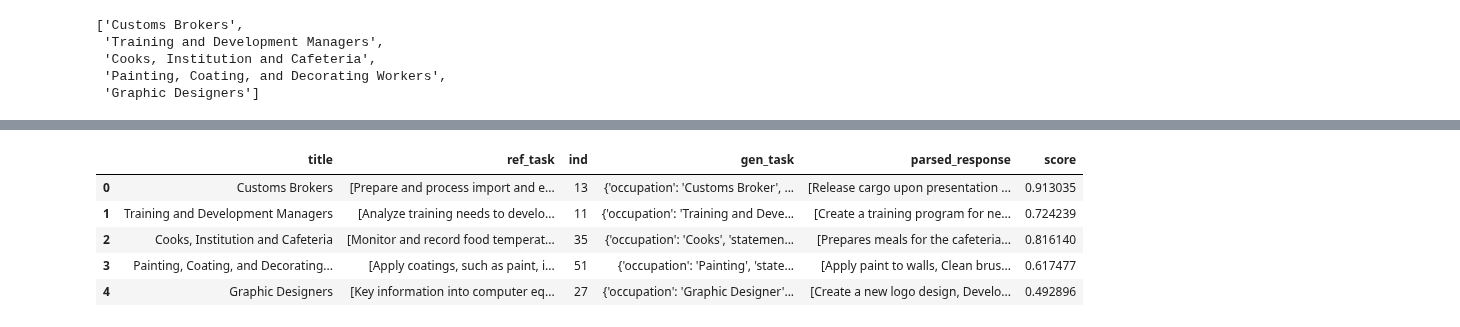
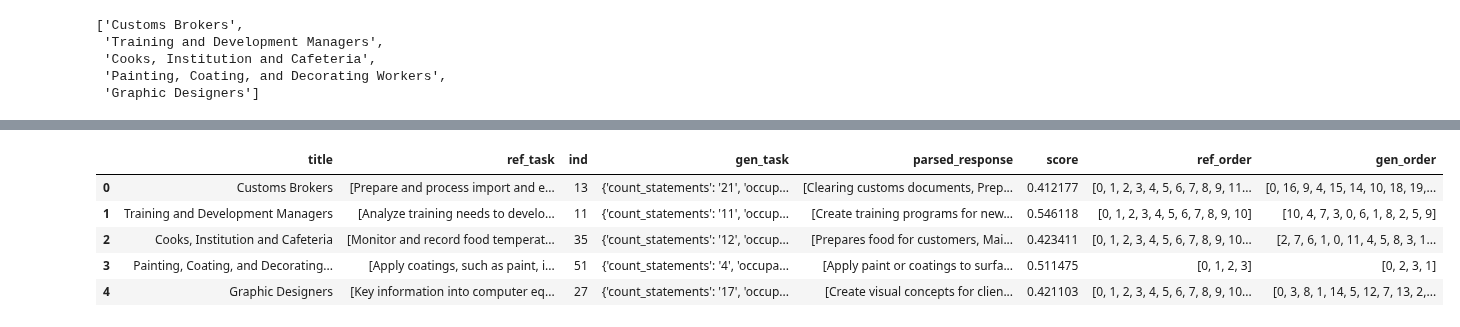
Before and after one commit to Segtanof/Teapot, a Jupyter notebook: task_match.ipynb, the cells around one changed output, grey strips where cells are left out. Drawn from its saved outputs; the diff is of its cells as text; code cells hidden in the pictures.

```diff
--- a/task_match.ipynb
+++ b/task_match.ipynb
@@ -152,7 +166,7 @@ def plot(similarities):
 # %% [markdown]
 ### packaging things for repeated excution
 # %%
-model = ChatOllama(model="llama3.2", temperature=0.8)
+model = ChatOllama(model="llama3.1", temperature=0.8)
 # %%
 test_sample_list
 # %% [output]
@@ -177,6 +190,0 @@ trial_df
-# %%
-trial_df["parsed_response"] = trial_df["gen_task"].apply(parse_response)
-trial_df = trial_df.dropna()
-trial_df
-
-# trial_df
@@ -190,8 +190,0 @@ trial_df
-# %%
-def match(gen, ref):
-    try:
-        gen_clean = " ".join(preProcessText(gen))
-        ref_clean = " ".join(preProcessText(ref))
-        return sbert(gen_clean, ref_clean)
-    except:
-        return np.nan
@@ -208,4 +191,8 @@ result_df
 # %%
-result_df = result_df.reset_index(drop=True)
+result_df = trial_df.reset_index(drop=True)
+result_df["parsed_response"] = result_df["gen_task"].apply(parse_response)
+result_df = result_df.dropna()
 result_df
+
+# result_df
 # %% [output]
@@ -218,10 +205,10 @@ result_df
 # %%
-result_df["score"] = result_df.apply(lambda row: match(row["ref_task"], row["parsed_response"]), axis=1)
+result_df[["score", "ref_order", "gen_order"]] = result_df.apply(lambda row: match(row["ref_task"], row["parsed_response"]), axis=1).apply(pd.Series)
 result_df
 # %% [output]
-|  | title | ref_task | ind | gen_task | parsed_response | score |
-| 0 | Customs Brokers | [Prepare and process import and e... | 13 | {'occupation': 'Customs Broker', ... | [Release cargo upon presentation ... | 0.913035 |
-| 1 | Training and Development Managers | [Analyze training needs to develo... | 11 | {'occupation': 'Training and Deve... | [Create a training program for ne... | 0.724239 |
-| 2 | Cooks, Institution and Cafeteria | [Monitor and record food temperat... | 35 | {'occupation': 'Cooks', 'statemen... | [Prepares meals for the cafeteria... | 0.816140 |
-| 3 | Painting, Coating, and Decorating... | [Apply coatings, such as paint, i... | 51 | {'occupation': 'Painting', 'state... | [Apply paint to walls, Clean brus... | 0.617477 |
-| 4 | Graphic Designers | [Key information into computer eq... | 27 | {'occupation': 'Graphic Designer'... | [Create a new logo design, Develo... | 0.492896 |
+|  | title | ref_task | ind | gen_task | parsed_response | score | ref_order | gen_order |
+| 0 | Customs Brokers | [Prepare and process import and e... | 13 | {'count_statements': '21', 'occup... | [Clearing customs documents, Prep... | 0.412177 | [0, 1, 2, 3, 4, 5, 6, 7, 8, 9, 11... | [0, 16, 9, 4, 15, 14, 10, 18, 19,... |
+| 1 | Training and Development Managers | [Analyze training needs to develo... | 11 | {'count_statements': '11', 'occup... | [Create training programs for new... | 0.546118 | [0, 1, 2, 3, 4, 5, 6, 7, 8, 9, 10] | [10, 4, 7, 3, 0, 6, 1, 8, 2, 5, 9] |
+| 2 | Cooks, Institution and Cafeteria | [Monitor and record food temperat... | 35 | {'count_statements': '12', 'occup... | [Prepares food for customers, Mai... | 0.423411 | [0, 1, 2, 3, 4, 5, 6, 7, 8, 9, 10... | [2, 7, 6, 1, 0, 11, 4, 5, 8, 3, 1... |
+| 3 | Painting, Coating, and Decorating... | [Apply coatings, such as paint, i... | 51 | {'count_statements': '4', 'occupa... | [Apply paint or coatings to surfa... | 0.511475 | [0, 1, 2, 3] | [0, 2, 3, 1] |
+| 4 | Graphic Designers | [Key information into computer eq... | 27 | {'count_statements': '17', 'occup... | [Create visual concepts for clien... | 0.421103 | [0, 1, 2, 3, 4, 5, 6, 7, 8, 9, 10... | [0, 3, 8, 1, 14, 5, 12, 7, 13, 2,... |
```
Also changed, not shown: parts of 11 cells of this notebook.
